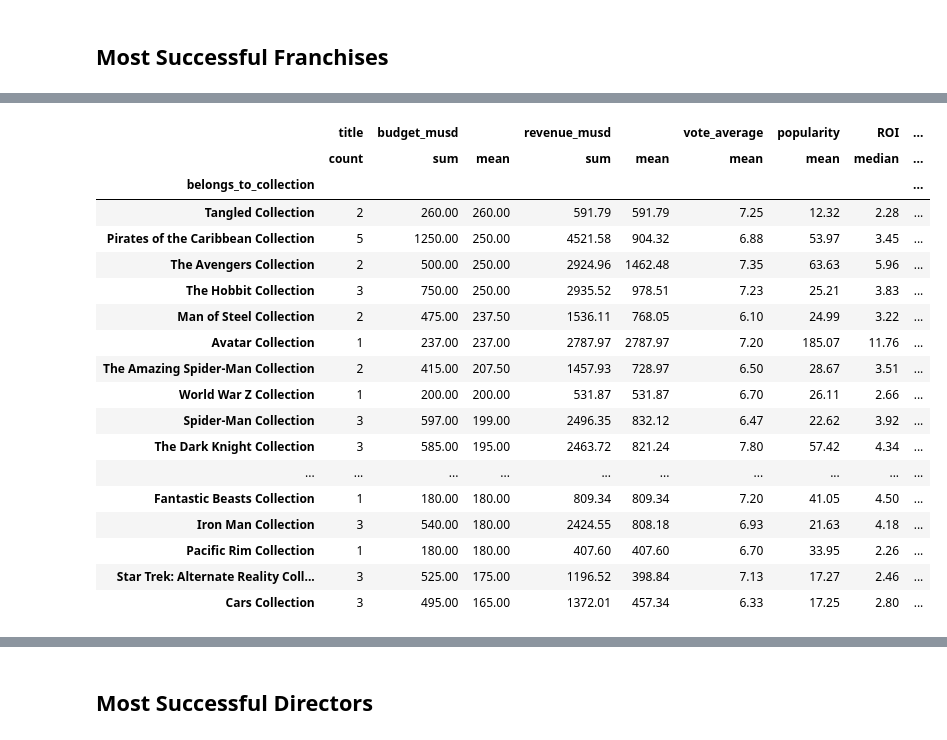
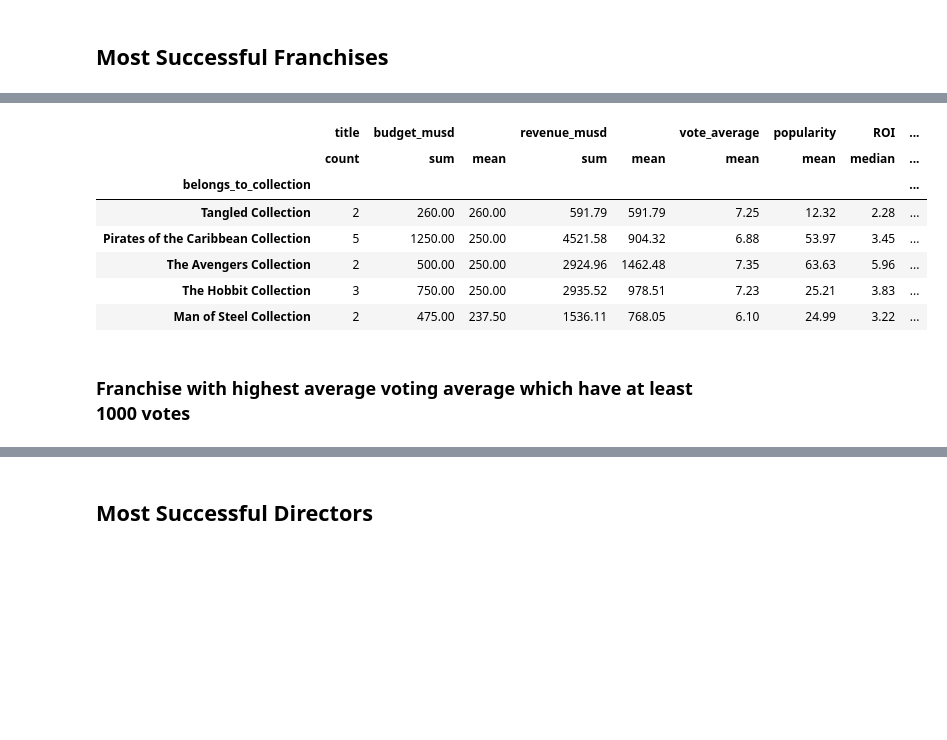
Before and after one commit to mr-emreerturk/data_analysis_projects, a Jupyter notebook: Movies_EDA/Project_01_Explanatory_Analysis_Movies.ipynb, the cells around one changed output, grey strips where cells are left out. Cells and saved outputs as stored; diff of their text form; code cells hidden in the pictures; blank space fills up the shorter version.

```diff
--- a/Movies_EDA/Project_01_Explanatory_Analysis_Movies.ipynb
+++ b/Movies_EDA/Project_01_Explanatory_Analysis_Movies.ipynb
@@ -803,23 +409,14 @@ franchises.nlargest(20, ("revenue_musd", "mean"))
 # %%
-franchises.nlargest(20, ("budget_musd", "mean"))
+franchises.nlargest(5, ("budget_musd", "mean"))
 # %% [output]
 |  | title | budget_musd |  | revenue_musd |  | vote_average | popularity | ROI | ... |
 |  | count | sum | mean | sum | mean | mean | mean | median | ... |
 | belongs_to_collection |  |  |  |  |  |  |  |  | ... |
 | Tangled Collection | 2 | 260.00 | 260.00 | 591.79 | 591.79 | 7.25 | 12.32 | 2.28 | ... |
 | Pirates of the Caribbean Collection | 5 | 1250.00 | 250.00 | 4521.58 | 904.32 | 6.88 | 53.97 | 3.45 | ... |
 | The Avengers Collection | 2 | 500.00 | 250.00 | 2924.96 | 1462.48 | 7.35 | 63.63 | 5.96 | ... |
 | The Hobbit Collection | 3 | 750.00 | 250.00 | 2935.52 | 978.51 | 7.23 | 25.21 | 3.83 | ... |
 | Man of Steel Collection | 2 | 475.00 | 237.50 | 1536.11 | 768.05 | 6.10 | 24.99 | 3.22 | ... |
-| Avatar Collection | 1 | 237.00 | 237.00 | 2787.97 | 2787.97 | 7.20 | 185.07 | 11.76 | ... |
-| The Amazing Spider-Man Collection | 2 | 415.00 | 207.50 | 1457.93 | 728.97 | 6.50 | 28.67 | 3.51 | ... |
-| World War Z Collection | 1 | 200.00 | 200.00 | 531.87 | 531.87 | 6.70 | 26.11 | 2.66 | ... |
-| Spider-Man Collection | 3 | 597.00 | 199.00 | 2496.35 | 832.12 | 6.47 | 22.62 | 3.92 | ... |
-| The Dark Knight Collection | 3 | 585.00 | 195.00 | 2463.72 | 821.24 | 7.80 | 57.42 | 4.34 | ... |
-| ... | ... | ... | ... | ... | ... | ... | ... | ... | ... |
-| Fantastic Beasts Collection | 1 | 180.00 | 180.00 | 809.34 | 809.34 | 7.20 | 41.05 | 4.50 | ... |
-| Iron Man Collection | 3 | 540.00 | 180.00 | 2424.55 | 808.18 | 6.93 | 21.63 | 4.18 | ... |
-| Pacific Rim Collection | 1 | 180.00 | 180.00 | 407.60 | 407.60 | 6.70 | 33.95 | 2.26 | ... |
-| Star Trek: Alternate Reality Coll... | 3 | 525.00 | 175.00 | 1196.52 | 398.84 | 7.13 | 17.27 | 2.46 | ... |
-| Cars Collection | 3 | 495.00 | 165.00 | 1372.01 | 457.34 | 6.33 | 17.25 | 2.80 | ... |
+# %% [markdown]
+### Franchise with highest average voting average which have at least 1000 votes
 # %%
```
Also changed, not shown: parts of 124 cells of this notebook.
